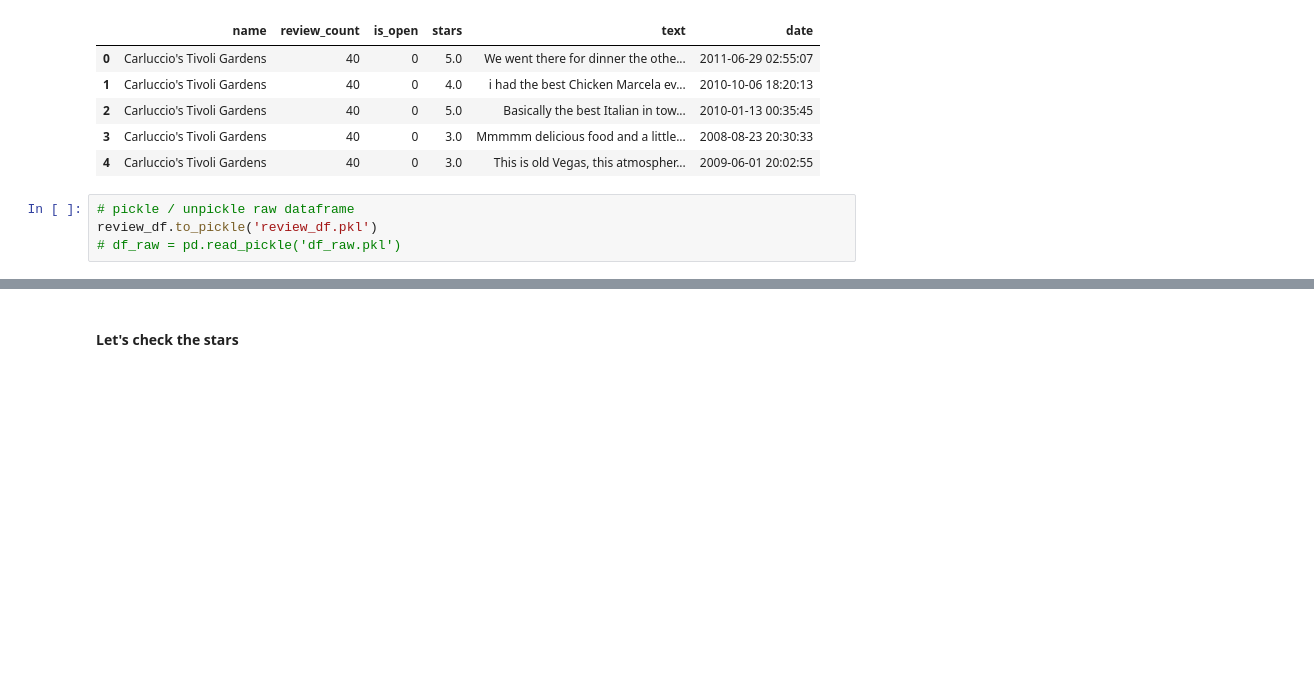
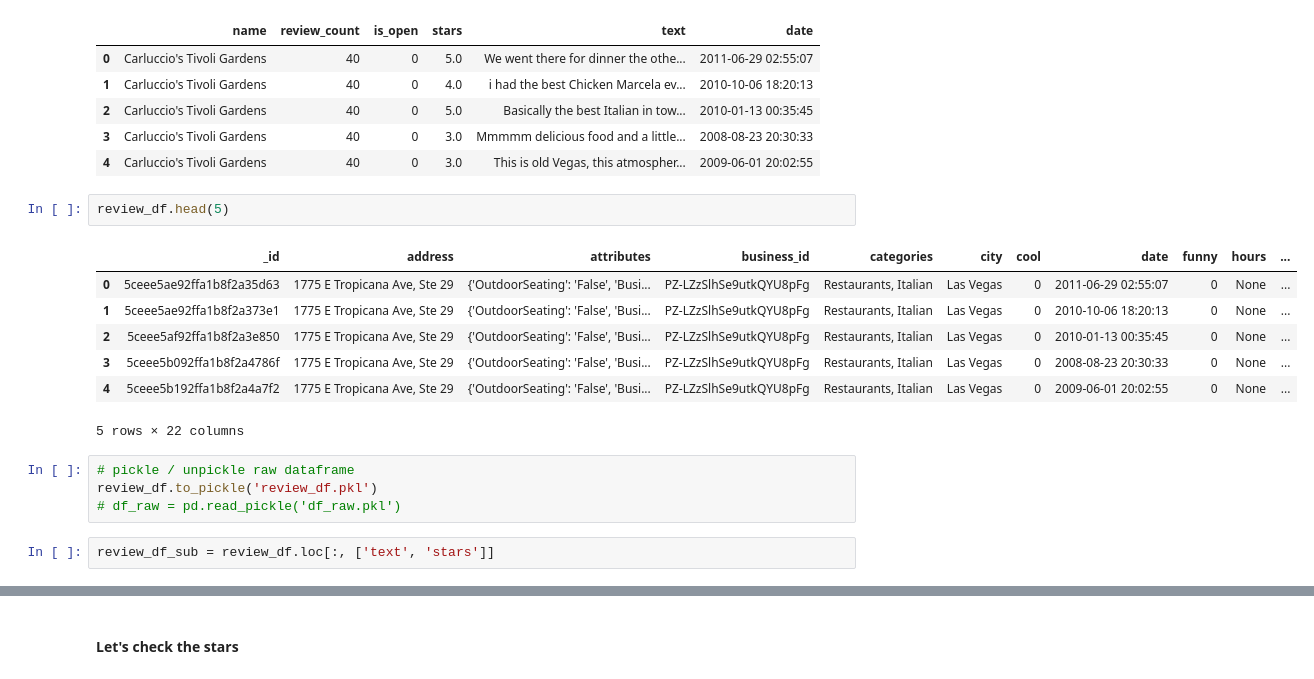
Before and after one commit to glmack/review_text_classifier, a Jupyter notebook: data_understanding.ipynb, the cells around one changed output, grey strips where cells are left out. Drawn from its saved outputs; the diff is of its cells as text; blank space fills up the shorter version.

```diff
--- a/data_understanding.ipynb
+++ b/data_understanding.ipynb
@@ -138,7 +139,19 @@ review_df[['name', 'review_count', 'is_open', 'stars', 'text', 'date']].head()
 | 2 | Carluccio's Tivoli Gardens | 40 | 0 | 5.0 | Basically the best Italian in tow... | 2010-01-13 00:35:45 |
 | 3 | Carluccio's Tivoli Gardens | 40 | 0 | 3.0 | Mmmmm delicious food and a little... | 2008-08-23 20:30:33 |
 | 4 | Carluccio's Tivoli Gardens | 40 | 0 | 3.0 | This is old Vegas, this atmospher... | 2009-06-01 20:02:55 |
+# %%
+review_df.head(5)
+# %% [output]
+|  | _id | address | attributes | business_id | categories | city | cool | date | funny | hours | ... |
+| 0 | 5ceee5ae92ffa1b8f2a35d63 | 1775 E Tropicana Ave, Ste 29 | {'OutdoorSeating': 'False', 'Busi... | PZ-LZzSlhSe9utkQYU8pFg | Restaurants, Italian | Las Vegas | 0 | 2011-06-29 02:55:07 | 0 | None | ... |
+| 1 | 5ceee5ae92ffa1b8f2a373e1 | 1775 E Tropicana Ave, Ste 29 | {'OutdoorSeating': 'False', 'Busi... | PZ-LZzSlhSe9utkQYU8pFg | Restaurants, Italian | Las Vegas | 0 | 2010-10-06 18:20:13 | 0 | None | ... |
+| 2 | 5ceee5af92ffa1b8f2a3e850 | 1775 E Tropicana Ave, Ste 29 | {'OutdoorSeating': 'False', 'Busi... | PZ-LZzSlhSe9utkQYU8pFg | Restaurants, Italian | Las Vegas | 0 | 2010-01-13 00:35:45 | 0 | None | ... |
+| 3 | 5ceee5b092ffa1b8f2a4786f | 1775 E Tropicana Ave, Ste 29 | {'OutdoorSeating': 'False', 'Busi... | PZ-LZzSlhSe9utkQYU8pFg | Restaurants, Italian | Las Vegas | 0 | 2008-08-23 20:30:33 | 0 | None | ... |
+| 4 | 5ceee5b192ffa1b8f2a4a7f2 | 1775 E Tropicana Ave, Ste 29 | {'OutdoorSeating': 'False', 'Busi... | PZ-LZzSlhSe9utkQYU8pFg | Restaurants, Italian | Las Vegas | 0 | 2009-06-01 20:02:55 | 0 | None | ... |
+5 rows × 22 columns
 # %%
 # pickle / unpickle raw dataframe
 review_df.to_pickle('review_df.pkl')
 # df_raw = pd.read_pickle('df_raw.pkl')
+# %%
+review_df_sub = review_df.loc[:, ['text', 'stars']]
```
Also changed, not shown: parts of 23 cells of this notebook.
